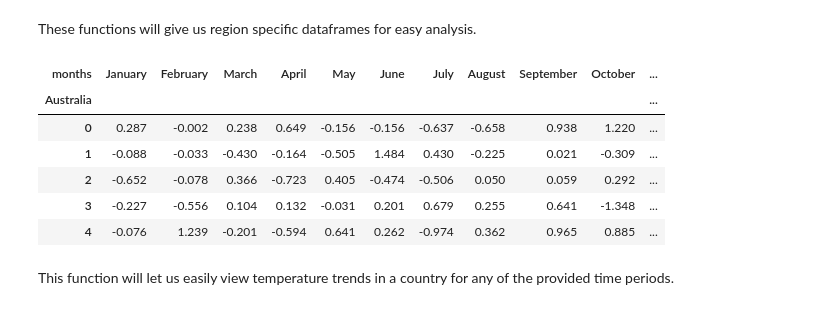
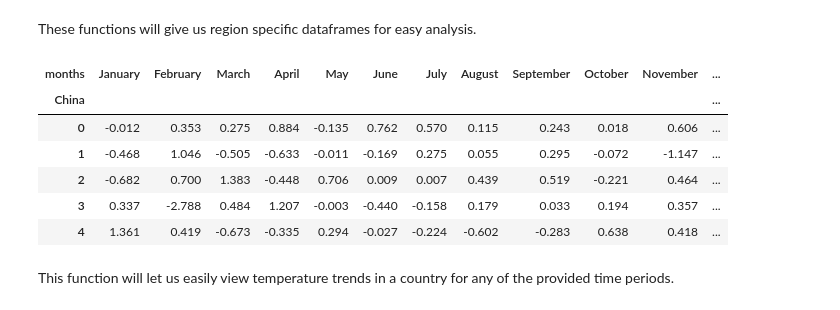
Before and after one commit to Prashant24759/climate-change, a Jupyter notebook: global-warming.ipynb, the cells around one changed output. Saved outputs shown, nothing was run; the diff lists cells and outputs as text; code cells hidden in the pictures.

```diff
--- a/global-warming.ipynb
+++ b/global-warming.ipynb
@@ -93,16 +93,16 @@ def seasons_df(df, country):
     dfn = dfn.astype('float')
     return dfn
 # %%
-AUSTRALIA = country_df(df, 'Australia')
-AUSTRALIA.head()
+Ch = country_df(df, 'China')
+Ch.head()
 # %% [output]
-| months | January | February | March | April | May | June | July | August | September | October | ... |
-| Australia |  |  |  |  |  |  |  |  |  |  | ... |
-| 0 | 0.287 | -0.002 | 0.238 | 0.649 | -0.156 | -0.156 | -0.637 | -0.658 | 0.938 | 1.220 | ... |
-| 1 | -0.088 | -0.033 | -0.430 | -0.164 | -0.505 | 1.484 | 0.430 | -0.225 | 0.021 | -0.309 | ... |
-| 2 | -0.652 | -0.078 | 0.366 | -0.723 | 0.405 | -0.474 | -0.506 | 0.050 | 0.059 | 0.292 | ... |
-| 3 | -0.227 | -0.556 | 0.104 | 0.132 | -0.031 | 0.201 | 0.679 | 0.255 | 0.641 | -1.348 | ... |
-| 4 | -0.076 | 1.239 | -0.201 | -0.594 | 0.641 | 0.262 | -0.974 | 0.362 | 0.965 | 0.885 | ... |
+| months | January | February | March | April | May | June | July | August | September | October | November | ... |
+| China |  |  |  |  |  |  |  |  |  |  |  | ... |
+| 0 | -0.012 | 0.353 | 0.275 | 0.884 | -0.135 | 0.762 | 0.570 | 0.115 | 0.243 | 0.018 | 0.606 | ... |
+| 1 | -0.468 | 1.046 | -0.505 | -0.633 | -0.011 | -0.169 | 0.275 | 0.055 | 0.295 | -0.072 | -1.147 | ... |
+| 2 | -0.682 | 0.700 | 1.383 | -0.448 | 0.706 | 0.009 | 0.007 | 0.439 | 0.519 | -0.221 | 0.464 | ... |
+| 3 | 0.337 | -2.788 | 0.484 | 1.207 | -0.003 | -0.440 | -0.158 | 0.179 | 0.033 | 0.194 | 0.357 | ... |
+| 4 | 1.361 | 0.419 | -0.673 | -0.335 | 0.294 | -0.027 | -0.224 | -0.602 | -0.283 | 0.638 | 0.418 | ... |
 # %% [markdown]
 This function will let us easily view temperature trends in a country for any of the provided time periods.
 # %%
```
Also changed, not shown: parts of 1 cell of this notebook, 14 other files.
